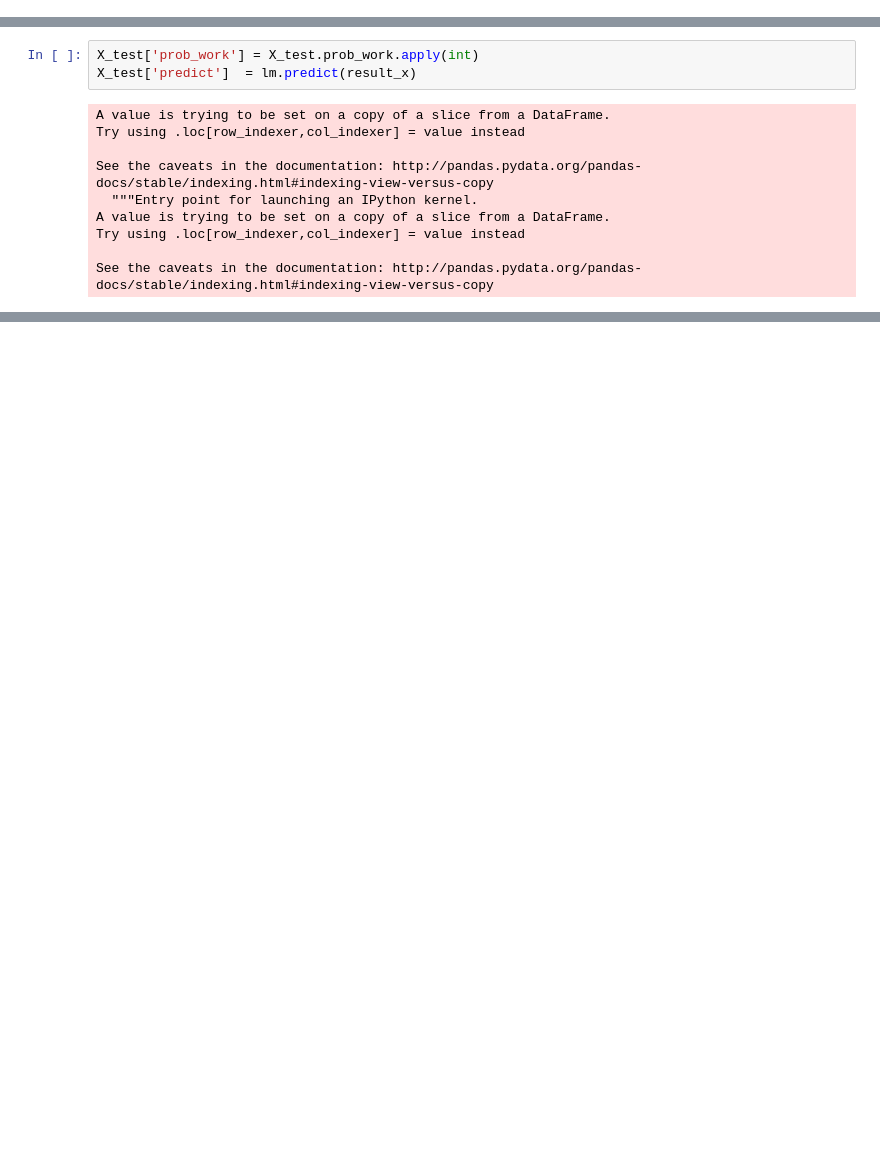
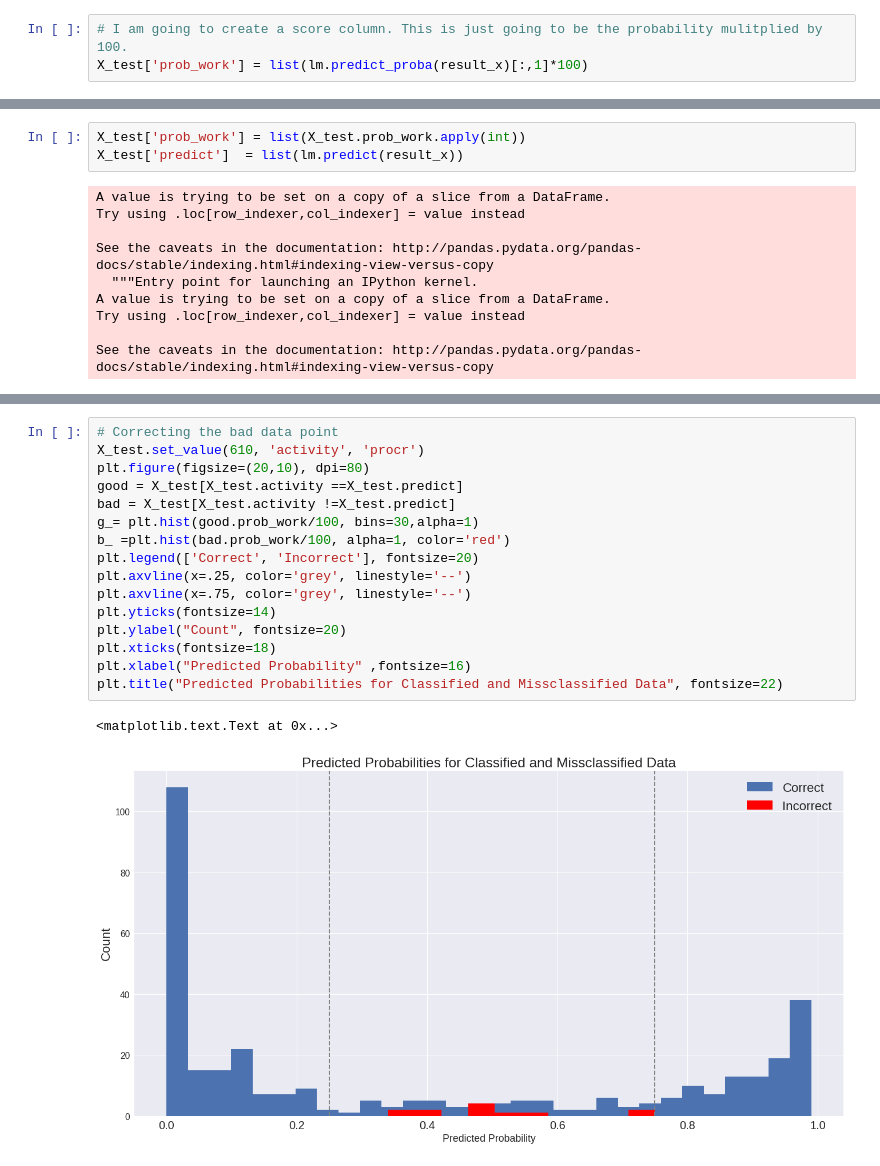
Before and after one commit to rtjeannier/productivity_learner, a Jupyter notebook: capstone-final-notebook.ipynb, the cells around one changed output, grey strips where cells are left out. Saved outputs shown, nothing was run; the diff lists cells and outputs as text; blank space fills up the shorter version.

```diff
--- a/capstone-final-notebook.ipynb
+++ b/capstone-final-notebook.ipynb
@@ -212,0 +211,3 @@ See the caveats in the documentation: http://pandas.pydata.org/pandas-docs/stabl
+# %%
+# I am going to create a score column. This is just going to be the probability mulitplied by 100.
+X_test['prob_work'] = list(lm.predict_proba(result_x)[:,1]*100)
@@ -213,6 +219,6 @@ See the caveats in the documentation: http://pandas.pydata.org/pandas-docs/stabl
 # %%
-X_test['prob_work'] = X_test.prob_work.apply(int)
-X_test['predict']  = lm.predict(result_x)
+X_test['prob_work'] = list(X_test.prob_work.apply(int))
+X_test['predict']  = list(lm.predict(result_x))
 # %% [output]
 A value is trying to be set on a copy of a slice from a DataFrame.
 Try using .loc[row_indexer,col_indexer] = value instead
@@ -251,0 +297,19 @@ All in all, my model is in good shape. I have a strong predictability. I will sp
+# %%
+# Correcting the bad data point
+X_test.set_value(610, 'activity', 'procr')
+plt.figure(figsize=(20,10), dpi=80)
+good = X_test[X_test.activity ==X_test.predict]
+bad = X_test[X_test.activity !=X_test.predict]
+g_= plt.hist(good.prob_work/100, bins=30,alpha=1)
+b_ =plt.hist(bad.prob_work/100, alpha=1, color='red')
+plt.legend(['Correct', 'Incorrect'], fontsize=20)
+plt.axvline(x=.25, color='grey', linestyle='--')
+plt.axvline(x=.75, color='grey', linestyle='--')
+plt.yticks(fontsize=14)
+plt.ylabel("Count", fontsize=20)
+plt.xticks(fontsize=18)
+plt.xlabel("Predicted Probability" ,fontsize=16)
+plt.title("Predicted Probabilities for Classified and Missclassified Data", fontsize=22)
+# %% [output]
+<matplotlib.text.Text at 0x...>
+[figure, added]
```
Also changed, not shown: parts of 46 cells of this notebook, 3 other files.
